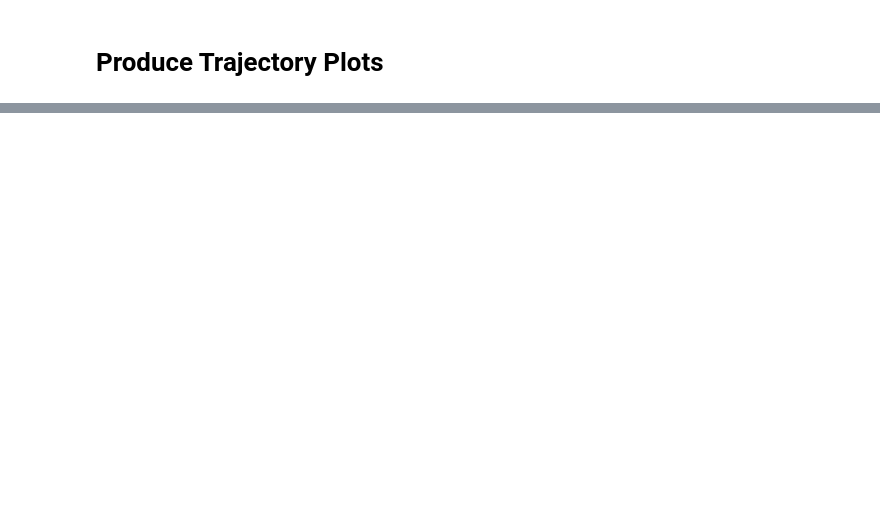
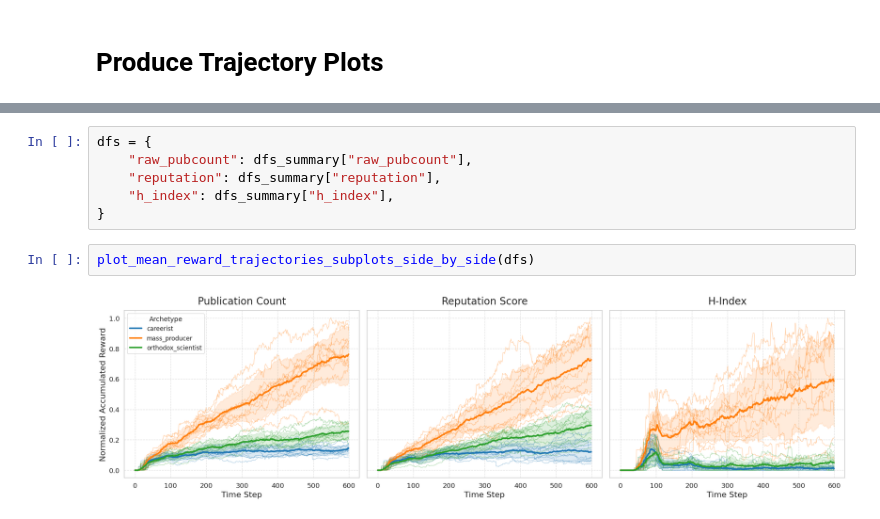
Before and after one commit to Christof93/scientific-collaboration-marl, a Jupyter notebook: visualizations_summary_plots.ipynb, the cells around one changed output, grey strips where cells are left out. Drawn from its saved outputs; the diff is of its cells as text; blank space fills up the shorter version.

```diff
--- a/visualizations_summary_plots.ipynb
+++ b/visualizations_summary_plots.ipynb
@@ -1078,0 +1094,10 @@ plot_mean_reward_trajectories_subplots_side_by_side_individual_std(dfs)
+# %%
+dfs = {
+    "raw_pubcount": dfs_summary["raw_pubcount"],
+    "reputation": dfs_summary["reputation"],
+    "h_index": dfs_summary["h_index"],
+}
+# %%
+plot_mean_reward_trajectories_subplots_side_by_side(dfs)
+# %% [output]
+[figure, added]
```
Also changed, not shown: parts of 8 cells of this notebook, 20 other files.
